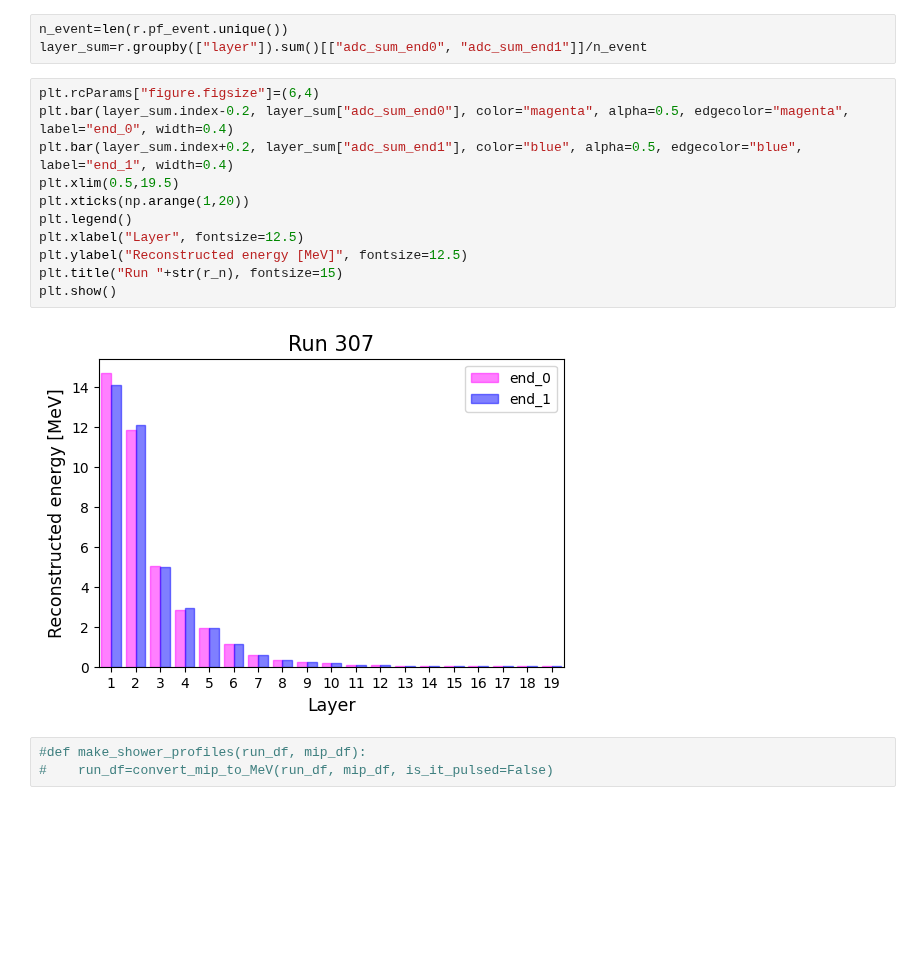
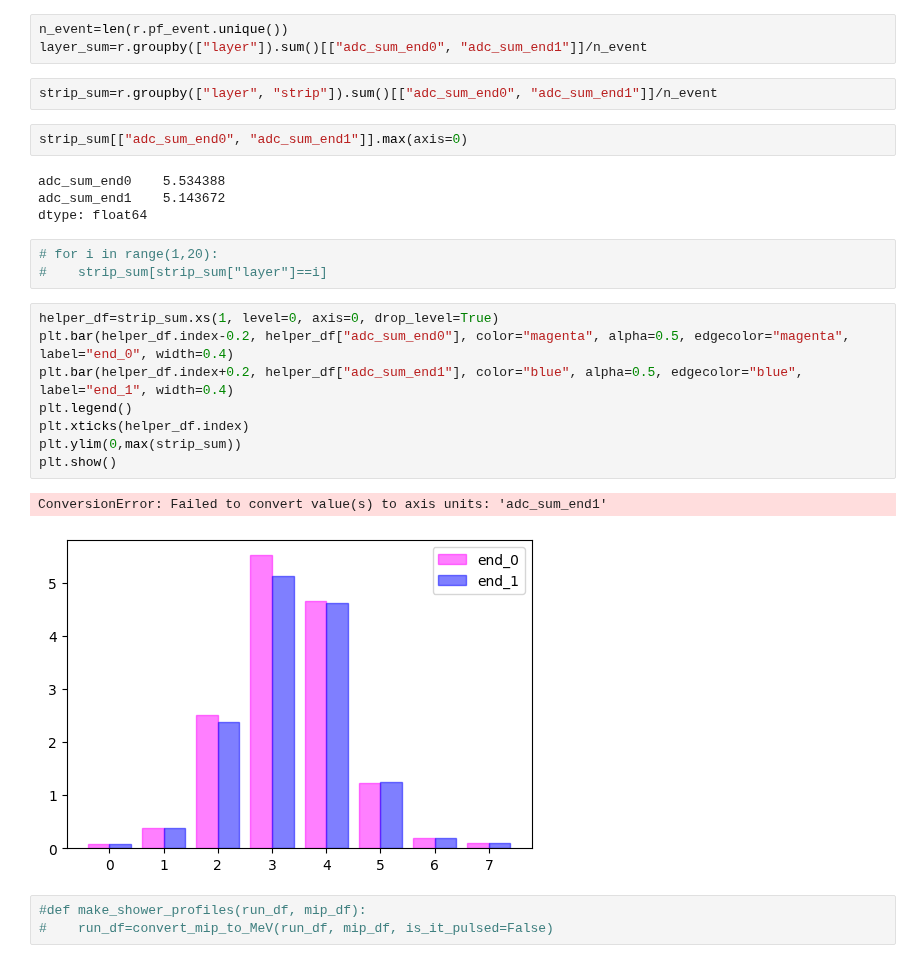
Before and after one commit to gajdangreta/hcalTestBeam, a Jupyter notebook: hcalEnv/notebooks/new_header_maker.ipynb, the cells around one changed output. Cells and saved outputs as stored; diff of their text form; blank space fills up the shorter version.

```diff
--- a/hcalEnv/notebooks/new_header_maker.ipynb
+++ b/hcalEnv/notebooks/new_header_maker.ipynb
@@ -69,19 +72,28 @@ r.head()
 # %%
 n_event=len(r.pf_event.unique())
 layer_sum=r.groupby(["layer"]).sum()[["adc_sum_end0", "adc_sum_end1"]]/n_event
-# %%
-plt.rcParams["figure.figsize"]=(6,4)
-plt.bar(layer_sum.index-0.2, layer_sum["adc_sum_end0"], color="magenta", alpha=0.5, edgecolor="magenta", label="end_0", width=0.4)
-plt.bar(layer_sum.index+0.2, layer_sum["adc_sum_end1"], color="blue", alpha=0.5, edgecolor="blue", label="end_1", width=0.4)
-plt.xlim(0.5,19.5)
-plt.xticks(np.arange(1,20))
-plt.legend()
-plt.xlabel("Layer", fontsize=12.5)
-plt.ylabel("Reconstructed energy [MeV]", fontsize=12.5)
-plt.title("Run "+str(r_n), fontsize=15)
-plt.show()
-# %% [output]
-[figure, removed]
+# %%
+strip_sum=r.groupby(["layer", "strip"]).sum()[["adc_sum_end0", "adc_sum_end1"]]/n_event
+# %%
+strip_sum[["adc_sum_end0", "adc_sum_end1"]].max(axis=0)
+# %% [output]
+adc_sum_end0    5.534388
+adc_sum_end1    5.143672
+dtype: float64
+# %%
+# for i in range(1,20):
+#    strip_sum[strip_sum["layer"]==i]
+# %%
+helper_df=strip_sum.xs(1, level=0, axis=0, drop_level=True)
+plt.bar(helper_df.index-0.2, helper_df["adc_sum_end0"], color="magenta", alpha=0.5, edgecolor="magenta", label="end_0", width=0.4)
+plt.bar(helper_df.index+0.2, helper_df["adc_sum_end1"], color="blue", alpha=0.5, edgecolor="blue", label="end_1", width=0.4)
+plt.legend()
+plt.xticks(helper_df.index)
+plt.ylim(0,max(strip_sum))
+plt.show()
+# %% [output]
+ConversionError: Failed to convert value(s) to axis units: 'adc_sum_end1'
+[figure, added]
 # %%
 #def make_shower_profiles(run_df, mip_df):
 #    run_df=convert_mip_to_MeV(run_df, mip_df, is_it_pulsed=False)
```
Also changed, not shown: parts of 2 cells of this notebook.
